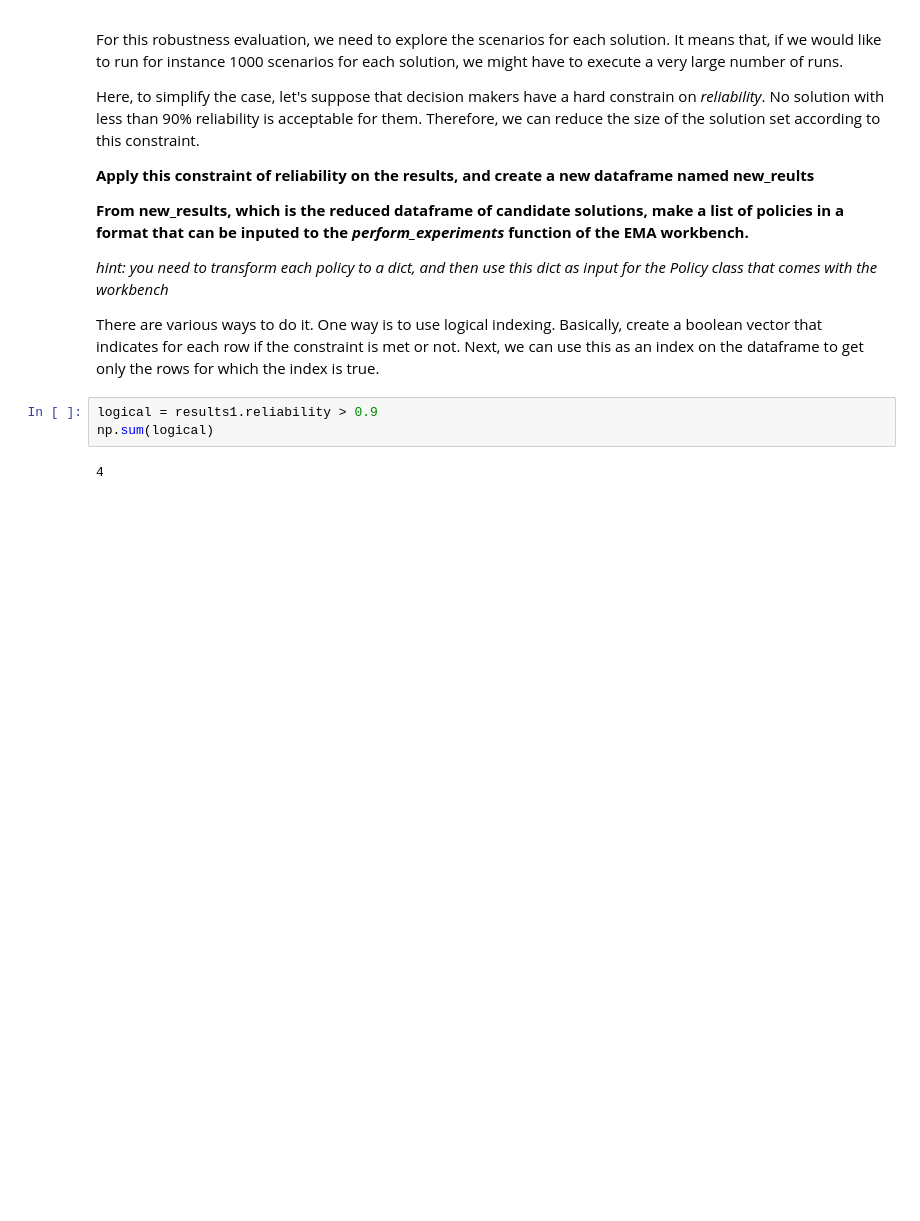
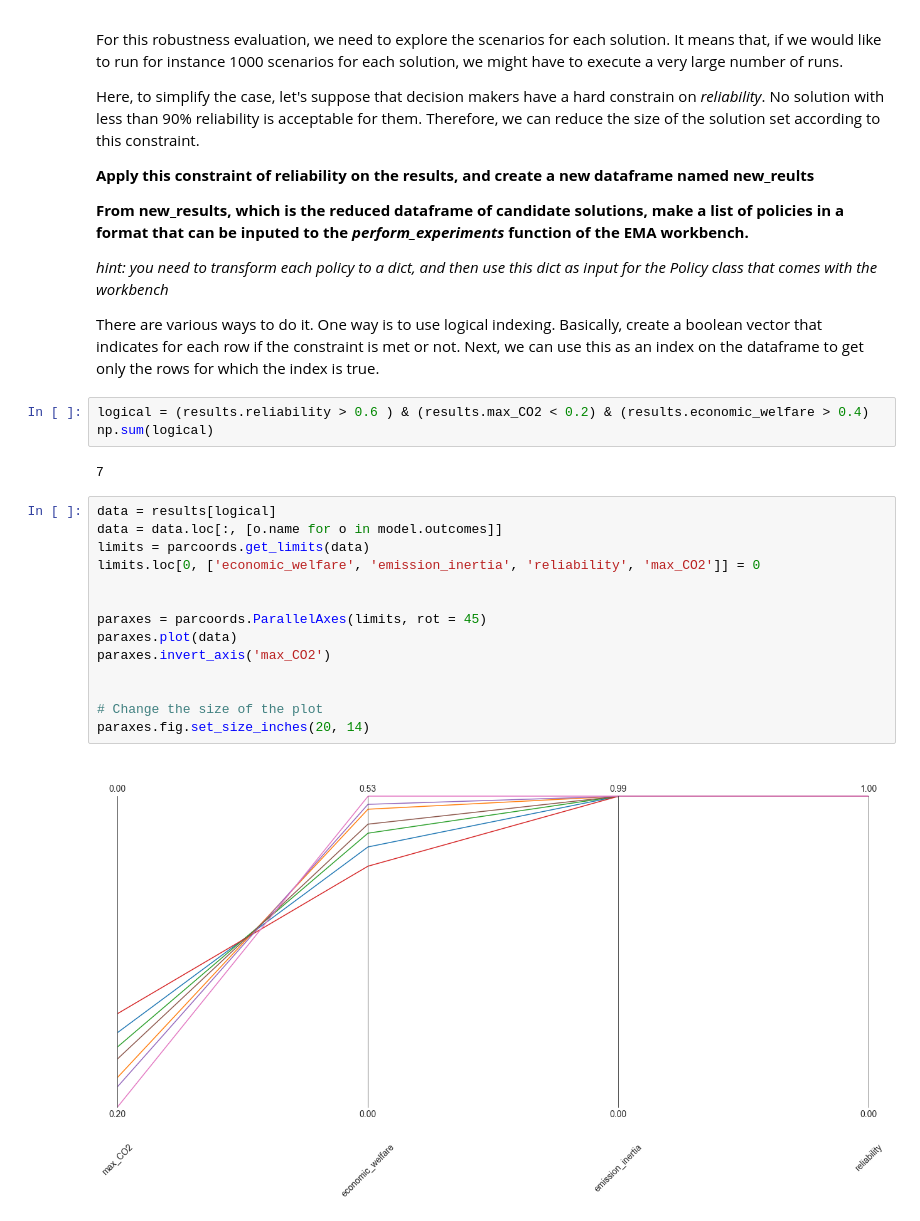
Before and after one commit to pollockDeVis/AI-Climate-Change-Tutorial, a Jupyter notebook: ai_tutorial.ipynb, the cells around one changed output. Saved outputs shown, nothing was run; the diff lists cells and outputs as text; blank space fills up the shorter version.

```diff
--- a/ai_tutorial.ipynb
+++ b/ai_tutorial.ipynb
@@ -176,7 +169,23 @@ Here, to simplify the case, let's suppose that decision makers have a hard const
 
 There are various ways to do it. One way is to use logical indexing. Basically, create a boolean vector that indicates for each row if the constraint is met or not. Next, we can use this as an index on the dataframe to get only the rows for which the index is true.
 # %%
-logical = results1.reliability > 0.9
+logical = (results.reliability > 0.6 ) & (results.max_CO2 < 0.2) & (results.economic_welfare > 0.4)
 np.sum(logical)
 # %% [output]
-4
+7
+# %%
+data = results[logical]
+data = data.loc[:, [o.name for o in model.outcomes]]
+limits = parcoords.get_limits(data)
+limits.loc[0, ['economic_welfare', 'emission_inertia', 'reliability', 'max_CO2']] = 0
+
+
+paraxes = parcoords.ParallelAxes(limits, rot = 45)
+paraxes.plot(data)
+paraxes.invert_axis('max_CO2')
+
+
+# Change the size of the plot
+paraxes.fig.set_size_inches(20, 14)
+# %% [output]
+[figure, added]
```
Also changed, not shown: parts of 6 cells of this notebook.
